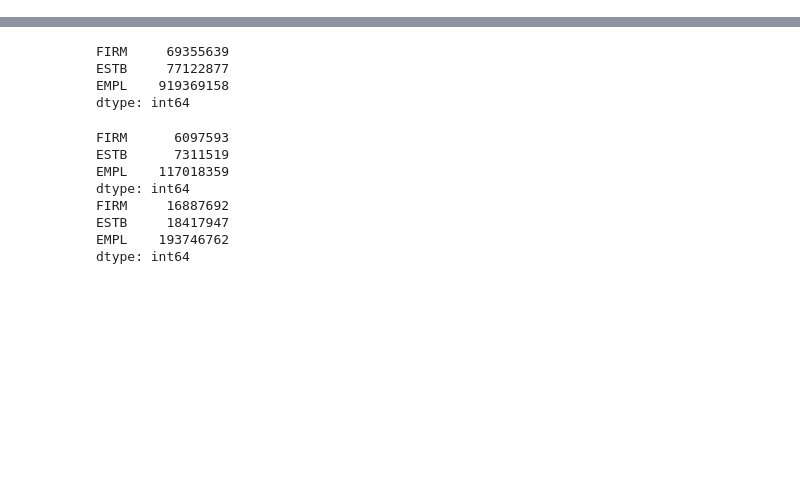
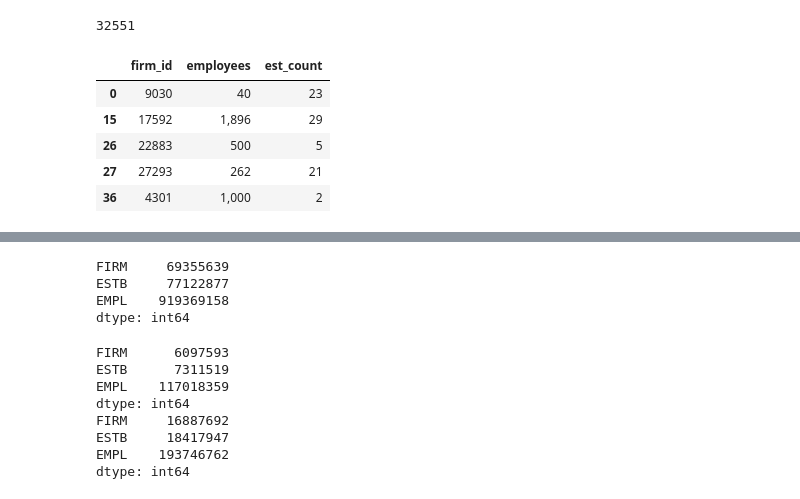
Before and after one commit to LBNL-UCB-STI/SynthFirm, a Jupyter notebook: input_generation/national/susb_firm_and_est_data.ipynb, the cells around one changed output, grey strips where cells are left out. Cells and saved outputs as stored; diff of their text form; code cells hidden in the pictures; blank space fills up the shorter version.

```diff
--- a/input_generation/data_exploration/susb_firm_and_est_data.ipynb
+++ b/input_generation/national/susb_firm_and_est_data.ipynb
@@ -30,0 +45,17 @@ susb_msa_3naics.head(5)
+# %%
+costar_data.loc[:, 'est_count'] = \
+costar_data.groupby('firm_id')['N'].transform('sum')
+# costar_data.head(5)
+costar_firm = costar_data[['firm_id', 'employees', 'est_count']]
+costar_firm = costar_firm.drop_duplicates(keep = 'first')
+costar_firm = costar_firm.dropna()
+print(len(costar_firm))
+costar_firm.head(5)
+# %% [output]
+32551
+|  | firm_id | employees | est_count |
+| 0 | 9030 | 40 | 23 |
+| 15 | 17592 | 1,896 | 29 |
+| 26 | 22883 | 500 | 5 |
+| 27 | 27293 | 262 | 21 |
+| 36 | 4301 | 1,000 | 2 |
```
Also changed, not shown: parts of 2 cells of this notebook, 1 other file.
